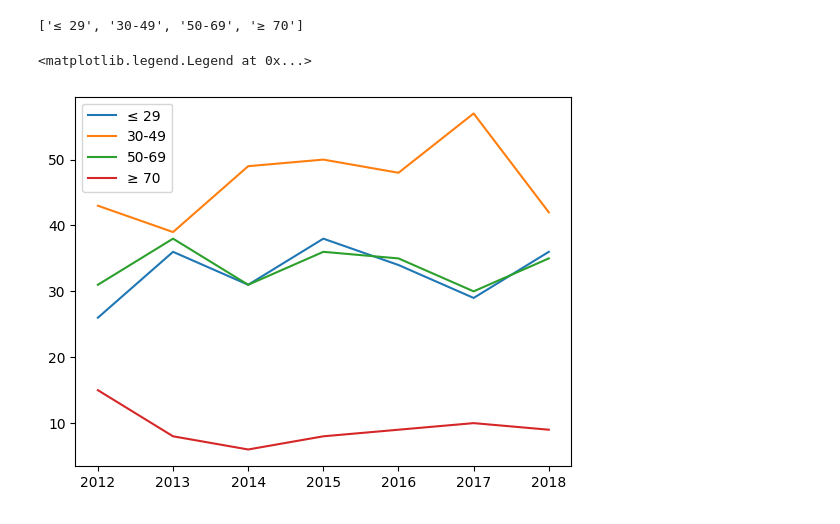
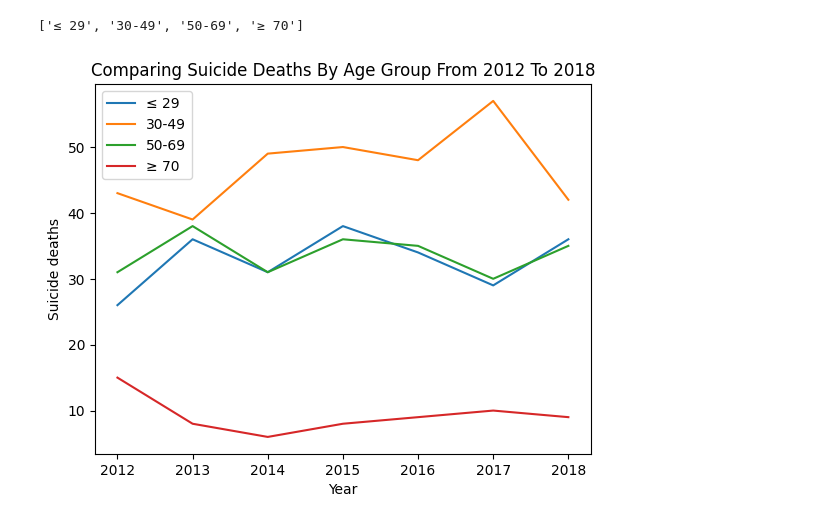
Before and after one commit to EhirimChiedozie/DataAnalysis-, a Jupyter notebook: analyse.ipynb, the cells around one changed output. Drawn from its saved outputs; the diff is of its cells as text; code cells hidden in the pictures.

```diff
--- a/analyse.ipynb
+++ b/analyse.ipynb
@@ -179,9 +187,12 @@ age_groups
 # %%
 plt.plot(years, group_death_transp[0], label='≤ 29')
 plt.plot(years, group_death_transp[1], label='30-49')
 plt.plot(years, group_death_transp[2], label='50-69')
 plt.plot(years, group_death_transp[3], label='≥ 70')
 plt.legend()
+plt.title('Comparing suicide deaths by age group from 2012 to 2018'.title())
+plt.xlabel('Year')
+plt.ylabel('Suicide deaths')
+plt.show()
 # %% [output]
-<matplotlib.legend.Legend at 0x...>
-[figure, old version]
+[figure, new version]
```
Also changed, not shown: parts of 2 cells of this notebook.
